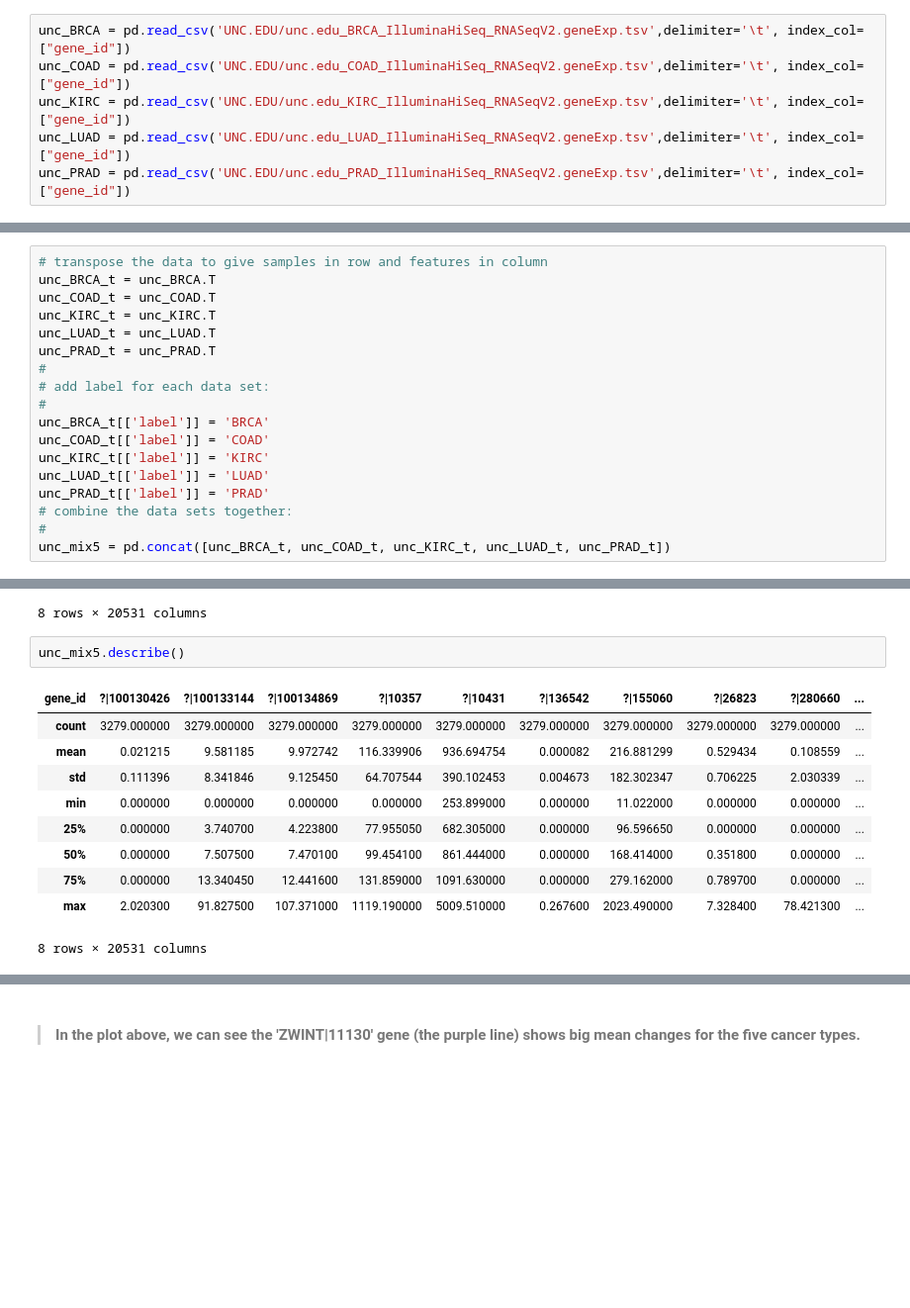
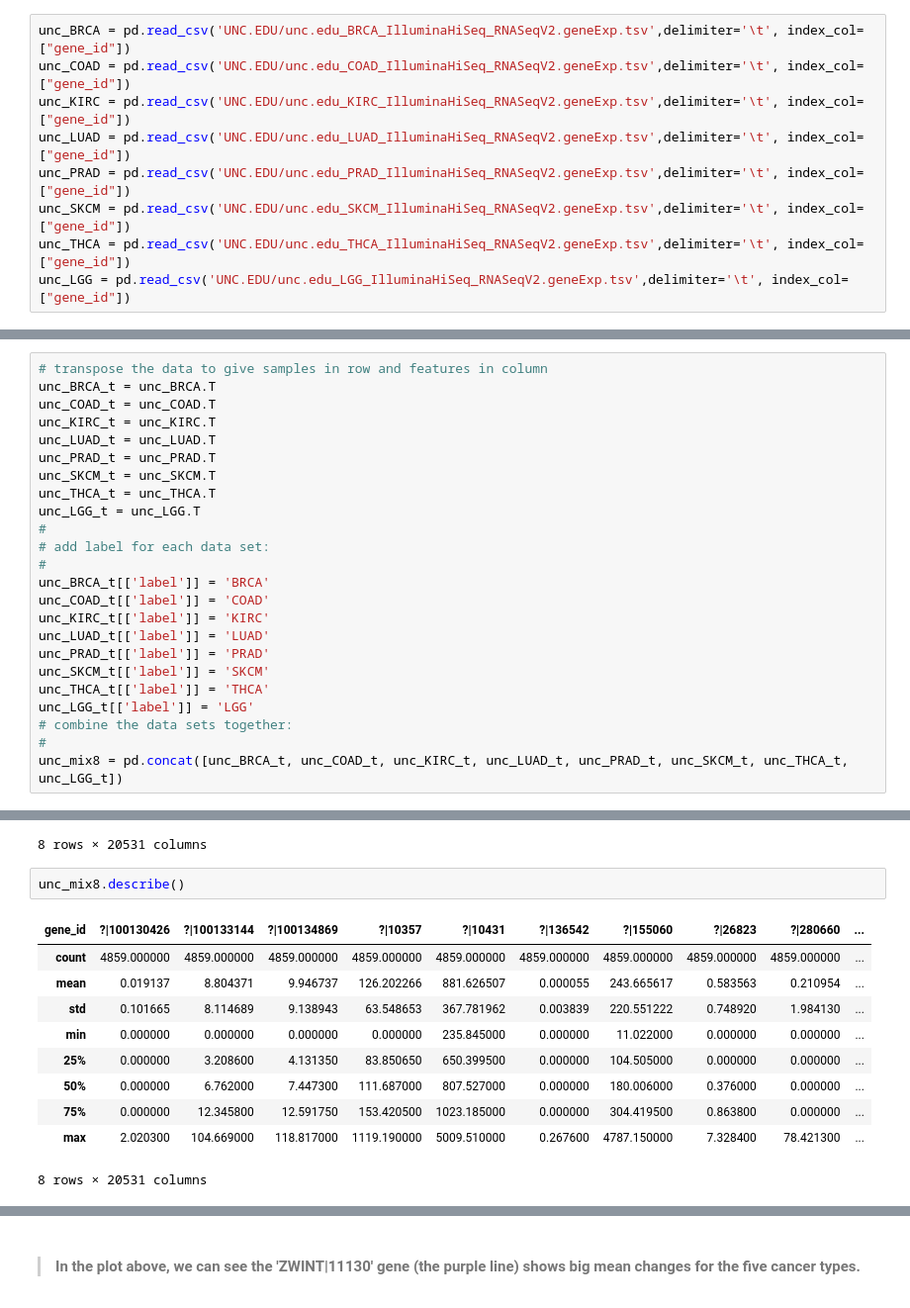
Before and after one commit to ZhanyangZhuSD/UCSD_ML, a Jupyter notebook: GeneExpressionCancerRNA-Seq.ipynb, the cells around one changed output, grey strips where cells are left out. Shown at 99% size. Saved outputs shown, nothing was run; the diff lists cells and outputs as text; blank space fills up the shorter version.

```diff
--- a/GeneExpressionCancerRNA-Seq.ipynb
+++ b/GeneExpressionCancerRNA-Seq.ipynb
@@ -48,6 +58,9 @@ unc_COAD = pd.read_csv('UNC.EDU/unc.edu_COAD_IlluminaHiSeq_RNASeqV2.geneExp.tsv'
 unc_KIRC = pd.read_csv('UNC.EDU/unc.edu_KIRC_IlluminaHiSeq_RNASeqV2.geneExp.tsv',delimiter='\t', index_col=["gene_id"])
 unc_LUAD = pd.read_csv('UNC.EDU/unc.edu_LUAD_IlluminaHiSeq_RNASeqV2.geneExp.tsv',delimiter='\t', index_col=["gene_id"])
 unc_PRAD = pd.read_csv('UNC.EDU/unc.edu_PRAD_IlluminaHiSeq_RNASeqV2.geneExp.tsv',delimiter='\t', index_col=["gene_id"])
+unc_SKCM = pd.read_csv('UNC.EDU/unc.edu_SKCM_IlluminaHiSeq_RNASeqV2.geneExp.tsv',delimiter='\t', index_col=["gene_id"])
+unc_THCA = pd.read_csv('UNC.EDU/unc.edu_THCA_IlluminaHiSeq_RNASeqV2.geneExp.tsv',delimiter='\t', index_col=["gene_id"])
+unc_LGG = pd.read_csv('UNC.EDU/unc.edu_LGG_IlluminaHiSeq_RNASeqV2.geneExp.tsv',delimiter='\t', index_col=["gene_id"])
 # %%
 unc_BRCA.head()
 # %% [output]
@@ -66,6 +79,9 @@ unc_COAD_t = unc_COAD.T
 unc_KIRC_t = unc_KIRC.T
 unc_LUAD_t = unc_LUAD.T
 unc_PRAD_t = unc_PRAD.T
+unc_SKCM_t = unc_SKCM.T
+unc_THCA_t = unc_THCA.T
+unc_LGG_t = unc_LGG.T
 #
 # add label for each data set:
 #
@@ -74,9 +90,12 @@ unc_COAD_t[['label']] = 'COAD'
 unc_KIRC_t[['label']] = 'KIRC'
 unc_LUAD_t[['label']] = 'LUAD'
 unc_PRAD_t[['label']] = 'PRAD'
+unc_SKCM_t[['label']] = 'SKCM'
+unc_THCA_t[['label']] = 'THCA'
+unc_LGG_t[['label']] = 'LGG'
 # combine the data sets together:
 #
-unc_mix5 = pd.concat([unc_BRCA_t, unc_COAD_t, unc_KIRC_t, unc_LUAD_t, unc_PRAD_t])
+unc_mix8 = pd.concat([unc_BRCA_t, unc_COAD_t, unc_KIRC_t, unc_LUAD_t, unc_PRAD_t, unc_SKCM_t, unc_THCA_t, unc_LGG_t])
 # %%
 print("Number of samples: ")
 print('  BRCA=' + str(len(unc_BRCA_t)))
@@ -117,16 +142,16 @@ unc_BRCA_t.describe()
 | max | 2.020300 | 91.827500 | 40.253600 | 1119.190000 | 5009.510000 | 0.0 | 1658.180000 | 4.762500 | 58.738000 | ... |
 8 rows × 20531 columns
 # %%
-unc_mix5.describe()
+unc_mix8.describe()
 # %% [output]
 | gene_id | ?|100130426 | ?|100133144 | ?|100134869 | ?|10357 | ?|10431 | ?|136542 | ?|155060 | ?|26823 | ?|280660 | ... |
-| count | 3279.000000 | 3279.000000 | 3279.000000 | 3279.000000 | 3279.000000 | 3279.000000 | 3279.000000 | 3279.000000 | 3279.000000 | ... |
-| mean | 0.021215 | 9.581185 | 9.972742 | 116.339906 | 936.694754 | 0.000082 | 216.881299 | 0.529434 | 0.108559 | ... |
-| std | 0.111396 | 8.341846 | 9.125450 | 64.707544 | 390.102453 | 0.004673 | 182.302347 | 0.706225 | 2.030339 | ... |
-| min | 0.000000 | 0.000000 | 0.000000 | 0.000000 | 253.899000 | 0.000000 | 11.022000 | 0.000000 | 0.000000 | ... |
-| 25% | 0.000000 | 3.740700 | 4.223800 | 77.955050 | 682.305000 | 0.000000 | 96.596650 | 0.000000 | 0.000000 | ... |
-| 50% | 0.000000 | 7.507500 | 7.470100 | 99.454100 | 861.444000 | 0.000000 | 168.414000 | 0.351800 | 0.000000 | ... |
-| 75% | 0.000000 | 13.340450 | 12.441600 | 131.859000 | 1091.630000 | 0.000000 | 279.162000 | 0.789700 | 0.000000 | ... |
-| max | 2.020300 | 91.827500 | 107.371000 | 1119.190000 | 5009.510000 | 0.267600 | 2023.490000 | 7.328400 | 78.421300 | ... |
+| count | 4859.000000 | 4859.000000 | 4859.000000 | 4859.000000 | 4859.000000 | 4859.000000 | 4859.000000 | 4859.000000 | 4859.000000 | ... |
+| mean | 0.019137 | 8.804371 | 9.946737 | 126.202266 | 881.626507 | 0.000055 | 243.665617 | 0.583563 | 0.210954 | ... |
+| std | 0.101665 | 8.114689 | 9.138943 | 63.548653 | 367.781962 | 0.003839 | 220.551222 | 0.748920 | 1.984130 | ... |
+| min | 0.000000 | 0.000000 | 0.000000 | 0.000000 | 235.845000 | 0.000000 | 11.022000 | 0.000000 | 0.000000 | ... |
+| 25% | 0.000000 | 3.208600 | 4.131350 | 83.850650 | 650.399500 | 0.000000 | 104.505000 | 0.000000 | 0.000000 | ... |
+| 50% | 0.000000 | 6.762000 | 7.447300 | 111.687000 | 807.527000 | 0.000000 | 180.006000 | 0.376000 | 0.000000 | ... |
+| 75% | 0.000000 | 12.345800 | 12.591750 | 153.420500 | 1023.185000 | 0.000000 | 304.419500 | 0.863800 | 0.000000 | ... |
+| max | 2.020300 | 104.669000 | 118.817000 | 1119.190000 | 5009.510000 | 0.267600 | 4787.150000 | 7.328400 | 78.421300 | ... |
 8 rows × 20531 columns
 # %%
```
Also changed, not shown: parts of 56 cells of this notebook.
